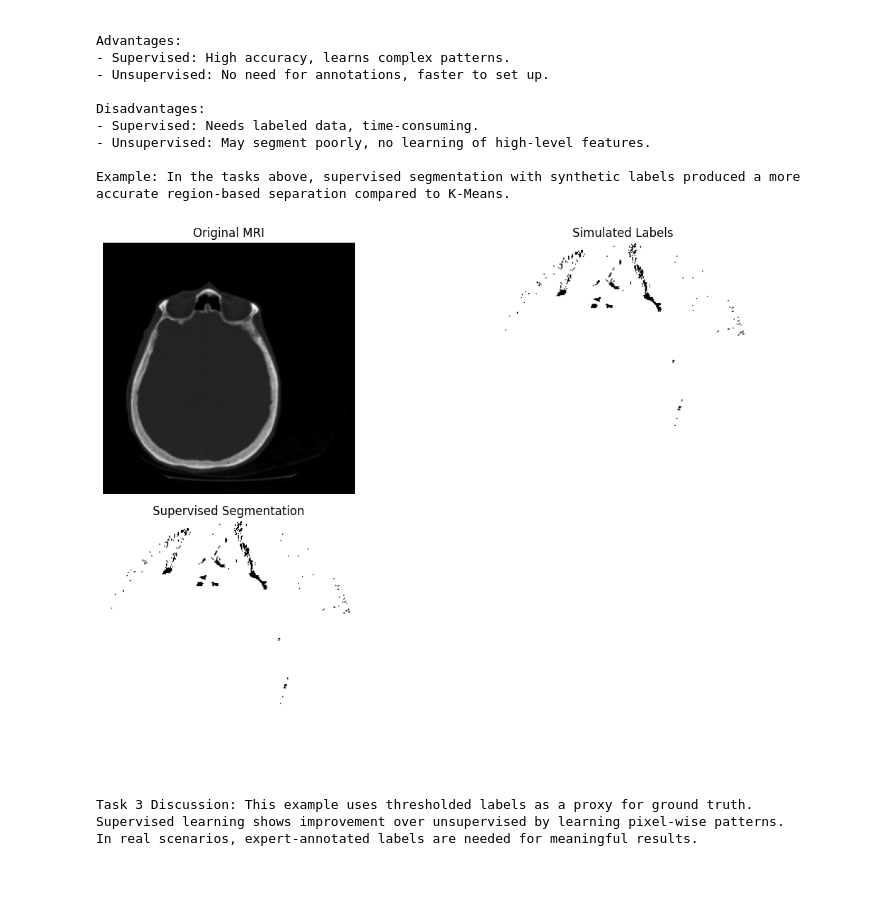
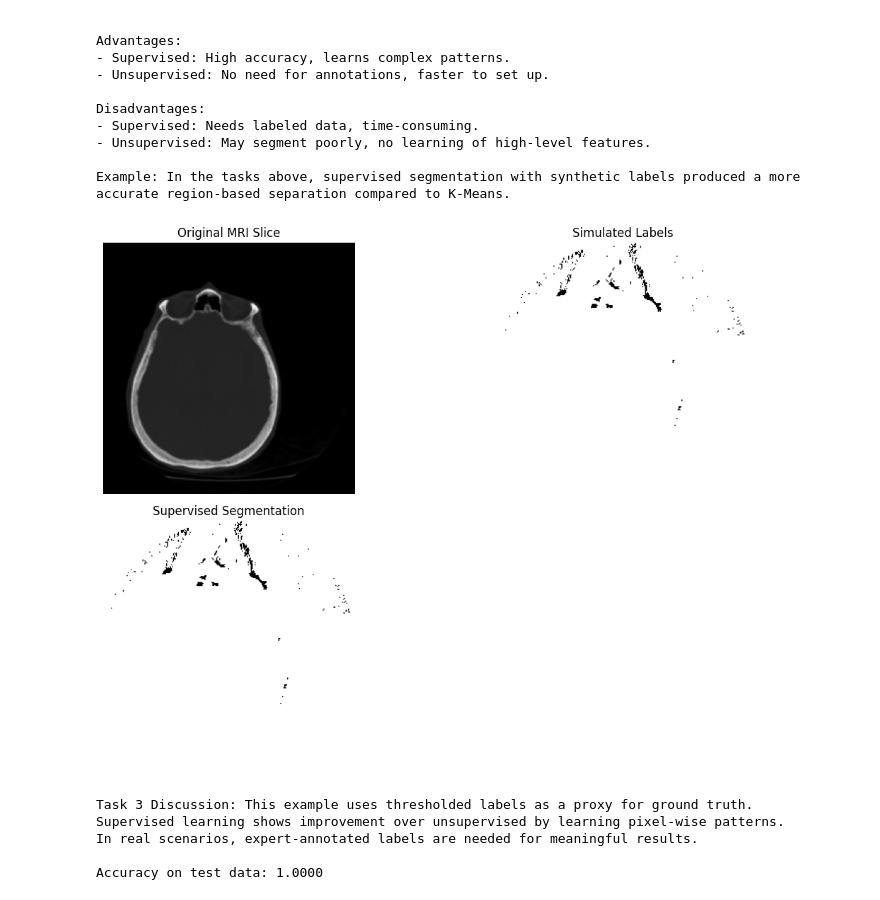
Before and after one commit to erisa03/computer-vision, a Jupyter notebook: Exercise2.ipynb, the cells around one changed output. Cells and saved outputs as stored; diff of their text form; code cells hidden in the pictures.

```diff
--- a/Exercise2.ipynb
+++ b/Exercise2.ipynb
@@ -110,31 +110,38 @@ Example: In the tasks above, supervised segmentation with synthetic labels produ
 # %%
 # Load sample image (Medical MRI slice from scikit-image)
 image_mri = data.brain()
 gray_image = image_mri[0]
 image_rgb = color.gray2rgb(gray_image)
 
 
 # Task 3 Supervised Segmentation (Simulated Labels)
 # Create a simple synthetic label by thresholding manually
 labels = (gray_image > 0.5).astype(int)
 
 image_2D = image_rgb.reshape((-1, 3))
 labels_1D = labels.reshape(-1)
 
 X_train, X_test, y_train, y_test = train_test_split(
     image_2D, labels_1D, test_size=0.2, random_state=0
 )
 
 classifier = RandomForestClassifier(random_state=0).fit(X_train, y_train)
 predicted_labels = classifier.predict(image_2D)
 seg_supervised = predicted_labels.reshape(labels.shape)
 
-show_images([gray_image, labels, seg_supervised], ["Original MRI", "Simulated Labels", "Supervised Segmentation"])
+# Accuracy evaluation
+y_pred_test = classifier.predict(X_test)
+accuracy = accuracy_score(y_test, y_pred_test)
+
+show_images([gray_image, labels, seg_supervised], ["Original MRI Slice", "Simulated Labels", "Supervised Segmentation"])
 print("\nTask 3 Discussion: This example uses thresholded labels as a proxy for ground truth.")
 print("Supervised learning shows improvement over unsupervised by learning pixel-wise patterns.")
 print("In real scenarios, expert-annotated labels are needed for meaningful results.")
+print(f"\nAccuracy on test data: {accuracy:.4f}")
 # %% [output]
-[figure, old version]
+[figure, new version]
 Task 3 Discussion: This example uses thresholded labels as a proxy for ground truth.
 Supervised learning shows improvement over unsupervised by learning pixel-wise patterns.
 In real scenarios, expert-annotated labels are needed for meaningful results.
+
+Accuracy on test data: 1.0000
```
Also changed, not shown: parts of 1 cell of this notebook.
